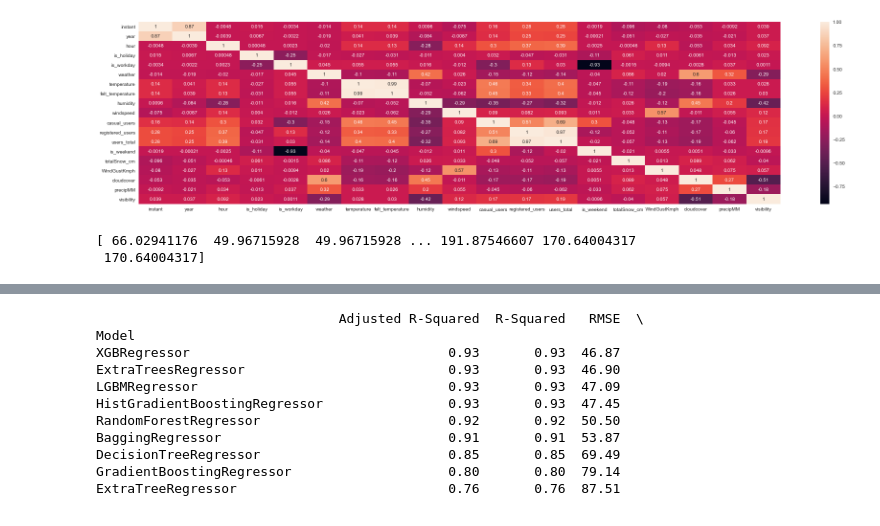
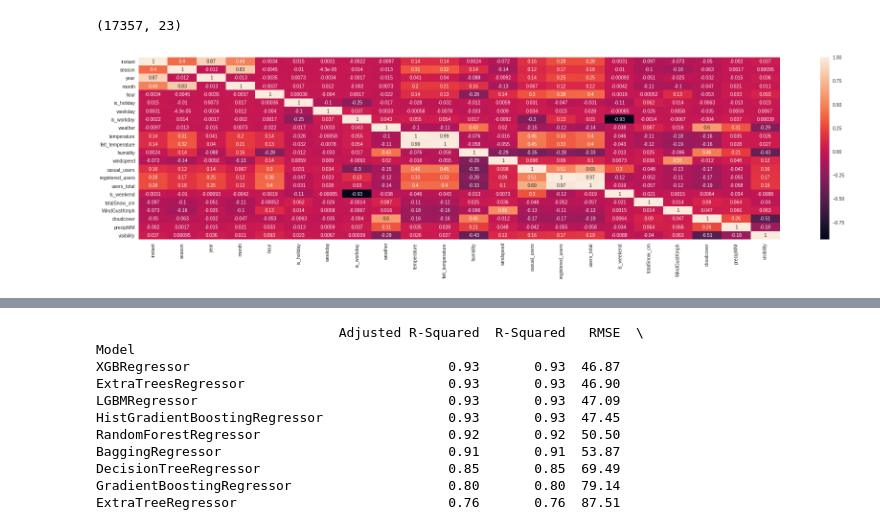
Before and after one commit to karstenWERNER/antelope, a Jupyter notebook: bikeshare/2005-20/2015-20/present.ipynb, the cells around one changed output, grey strips where cells are left out. Drawn from its saved outputs; the diff is of its cells as text; code cells hidden in the pictures.

```diff
--- a/bikeshare/2005-20/2015-20/present.ipynb
+++ b/bikeshare/2005-20/2015-20/present.ipynb
@@ -83,52 +156,12 @@ capital_df = capital_df.drop(columns=['date_time'])
+# %%
+capital_df.shape
+# %% [output]
+(17357, 23)
 # %%
-corr_mat = capital_df.corr()
+corr_mat = capital_df_outl.corr()
 plt.figure(figsize=(30,7))
 sns.heatmap(corr_mat, annot = True)
 #plt.savefig("correlation.png")
 plt.show()
 # %% [output]
-[figure, old version]
+[figure, new version]
-# %%
-from sklearn.preprocessing import OneHotEncoder
-from sklearn.metrics import accuracy_score
-from sklearn.ensemble import AdaBoostRegressor
-from sklearn.ensemble import RandomForestClassifier
-from sklearn.ensemble import RandomForestRegressor
-from sklearn import svm
-from sklearn.model_selection import cross_val_score
-from sklearn.model_selection import cross_val_predict
-
-hdf_sel = hdf[['season','year','month','hour','weekday','weather','temperature','felt_temperature','windspeed','users_total']]
-#hdf_sel = hdf[['season','year','month','hour','is_holiday','weekday','is_workday','weather','temperature','felt_temperature','windspeed','users_total','is_weekend']]
-X = hdf_sel.drop(columns = ['users_total'])
-y = hdf_sel['users_total']
-#### split the dataset into train and test sets
-###X_train, X_test, y_train, y_test = train_test_split(X, y, test_size=0.33, random_state=1)
-## one-hot encode input variables
-#onehot_encoder = OneHotEncoder()
-#onehot_encoder.fit(X_train)
-#X_train = pd.get_dummies(X_train)
-#X_test = pd.get_dummies(X_test)
-X = pd.get_dummies(X)
-#y = pd.get_dummies(y)
-#y_test = pd.get_dummies(y_test)
-# define the model
-model = AdaBoostRegressor()
-###We do not need to call the fit method separately while using cross validation, the cross_val_score method fits the data itself while implementing the cross-validation on data.
-# fit on the training set
-#model.fit(X_train, y_train)
-## predict on test set
-#yhat = model.predict(X_test)
-## evaluate predictions
-#accuracy = accuracy_score(y_test, yhat)
-#print('Accuracy: %.2f' % (accuracy*100))
-score = cross_val_predict(model, X, y, cv=10)
-#accuracy = cross_val_score(model, X, y, scoring='accuracy', cv=10)
-#accuracy = cross_val_score(model, X, y, scoring='explained_variance', cv=10)
-print(score)
-#get the mean of each fold
-# All scorer objects follow the convention that higher return values are better than lower return values.
-#print("Accuracy of Model with Cross Validation is:",accuracy.mean() * 100)
-# %% [output]
-[ 66.02941176  49.96715928  49.96715928 ... 191.87546607 170.64004317
- 170.64004317]
```
Also changed, not shown: parts of 22 cells of this notebook, 7 other files.
